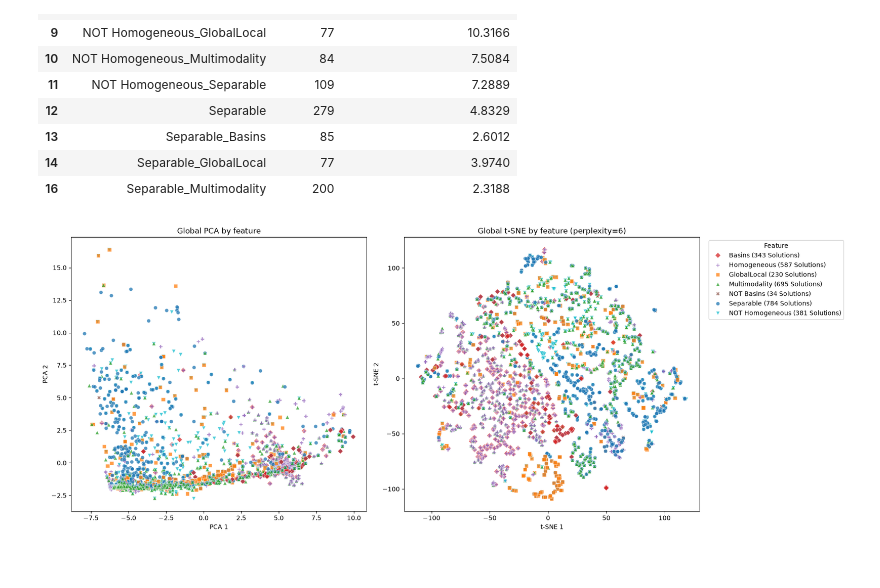
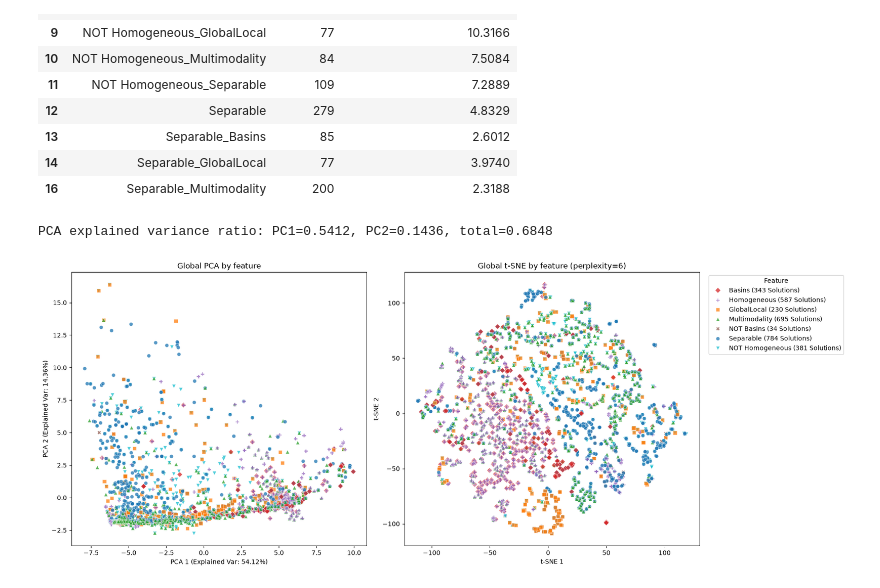
Before and after one commit to XAI-liacs/BLADE, a Jupyter notebook: examples/visualize_ELA_local_ensemble.ipynb, the cells around one changed output. Cells and saved outputs as stored; diff of their text form; code cells hidden in the pictures.

Commit message:
visualize results

```diff
--- a/examples/visualize_ELA_local_ensemble.ipynb
+++ b/examples/visualize_ELA_local_ensemble.ipynb
@@ -84,7 +84,7 @@ if len(dfs) > 0:
 
 
     # now count the number of landscapes with a fitness above 0.75 per problem and show this as a bar plot
-    counts = all_data[all_data['fitness'] > 0.5].groupby('problem_name').size() / all_data.groupby('problem_name').size() * 100  # percentage
+    counts = all_data[all_data['fitness'] > 0.49999].groupby('problem_name').size() / all_data.groupby('problem_name').size() * 100  # percentage
 
     fig, ax = plt.subplots(figsize=(12, 4))
 
@@ -219,9 +219,9 @@ for problem in problems:
         meta_df = pd.json_normalize(data['metadata'])
 
         if len(feature_names) == 1:
-            index_mask = meta_df['score_' + feature_names[0] + '_2D'] > 0.5
+            index_mask = meta_df['score_' + feature_names[0] + '_2D'] > 0.49999
         elif len(feature_names) == 2:
-            index_mask = (meta_df['score_' + feature_names[0] + '_2D'] > 0.5) & (meta_df['score_' + feature_names[1] + '_2D'] > 0.5)
+            index_mask = (meta_df['score_' + feature_names[0] + '_2D'] > 0.49999) & (meta_df['score_' + feature_names[1] + '_2D'] > 0.49999)
         else:
             raise ValueError(f"Unexpected number of features in problem name: {problem}")
 
@@ -449,7 +449,7 @@ def _extract_problem_ela(problem):
         print(f"Skipped problem {problem}: missing score columns {missing_cols}")
         return None, None
 
-    index_mask = np.logical_and.reduce([meta_df[col] > 0.5 for col in score_cols])
+    index_mask = np.logical_and.reduce([meta_df[col] > 0.49999 for col in score_cols])
     df_best = data.loc[index_mask].copy()
     meta_df = meta_df.loc[index_mask].copy()
 
@@ -517,7 +517,14 @@ else:
     X = np.vstack(feature_df["ELA"].values)
     X_scaled = StandardScaler().fit_transform(X)
 
-    feature_df["PCA 1"], feature_df["PCA 2"] = PCA(n_components=2).fit_transform(X_scaled).T
+    pca_model = PCA(n_components=2)
+    feature_df["PCA 1"], feature_df["PCA 2"] = pca_model.fit_transform(X_scaled).T
+
+    print(
+        f"PCA explained variance ratio: PC1={pca_model.explained_variance_ratio_[0]:.4f}, "
+        f"PC2={pca_model.explained_variance_ratio_[1]:.4f}, "
+        f"total={pca_model.explained_variance_ratio_.sum():.4f}"
+    )
 
     perplexity = min(tsne_perplexity, len(feature_df) - 1)
     tsne_embedding = TSNE(
@@ -551,31 +558,34 @@ else:
         hue="FeatureLabel",
         style="FeatureLabel",
         palette=label_palette,
         markers=label_markers,
         s=35,
         alpha=0.75,
         ax=axes[0],
     )
     axes[0].set_title("Global PCA by feature")
+    axes[0].set_xlabel(f"PCA 1 (Explained Var: {pca_model.explained_variance_ratio_[0]:.2%})")
+    axes[0].set_ylabel(f"PCA 2 (Explained Var: {pca_model.explained_variance_ratio_[1]:.2%})")
 
     sns.scatterplot(
         data=plot_df,
         x="t-SNE 1",
         y="t-SNE 2",
         hue="FeatureLabel",
         style="FeatureLabel",
         palette=label_palette,
         markers=label_markers,
         s=35,
         alpha=0.75,
         ax=axes[1],
     )
     axes[1].set_title(f"Global t-SNE by feature (perplexity={perplexity})")
 
     axes[0].legend_.remove()
     axes[1].legend(title="Feature", bbox_to_anchor=(1.02, 1), loc="upper left")
 
     plt.tight_layout()
     plt.show()
 # %% [output]
+PCA explained variance ratio: PC1=0.5412, PC2=0.1436, total=0.6848
-[figure, old version]
+[figure, new version]
```
Also changed, not shown: parts of 3 cells of this notebook, 3 other files.
